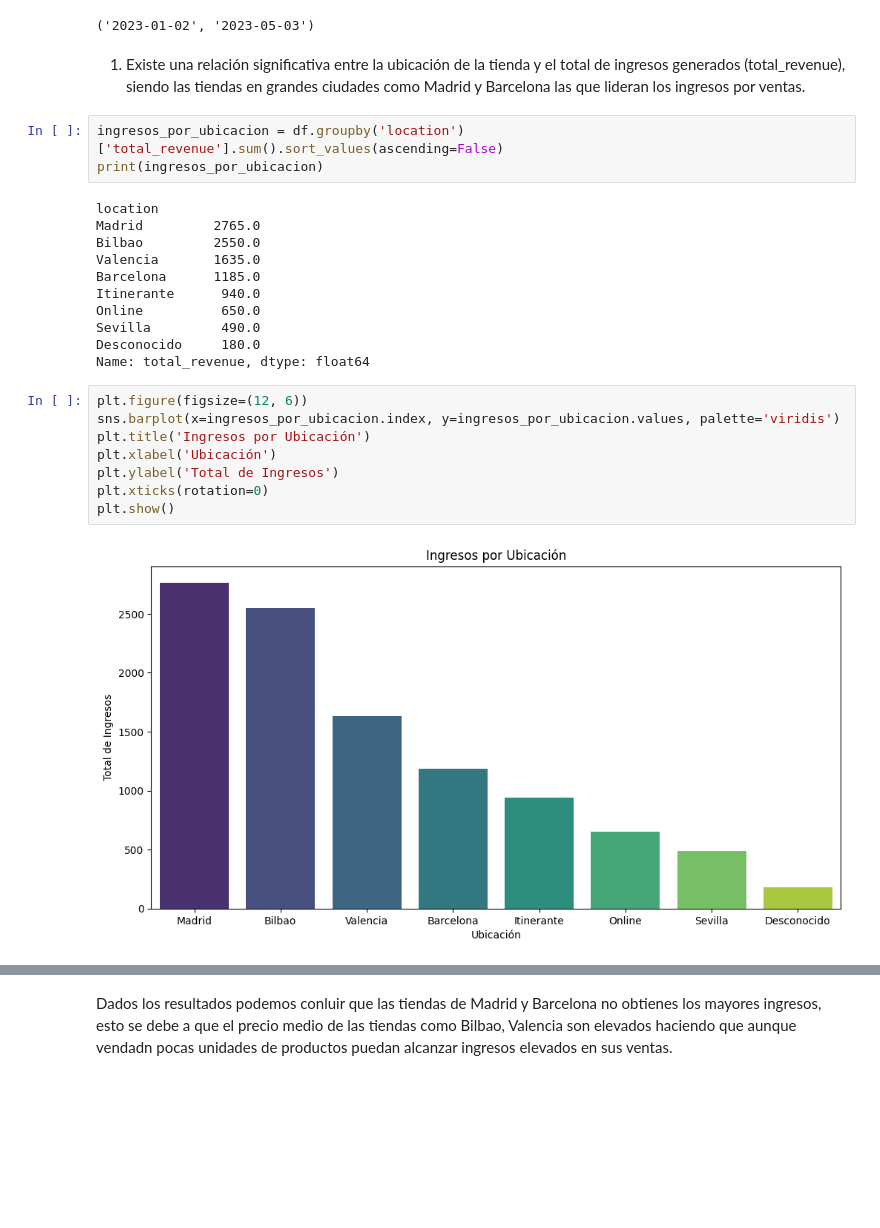
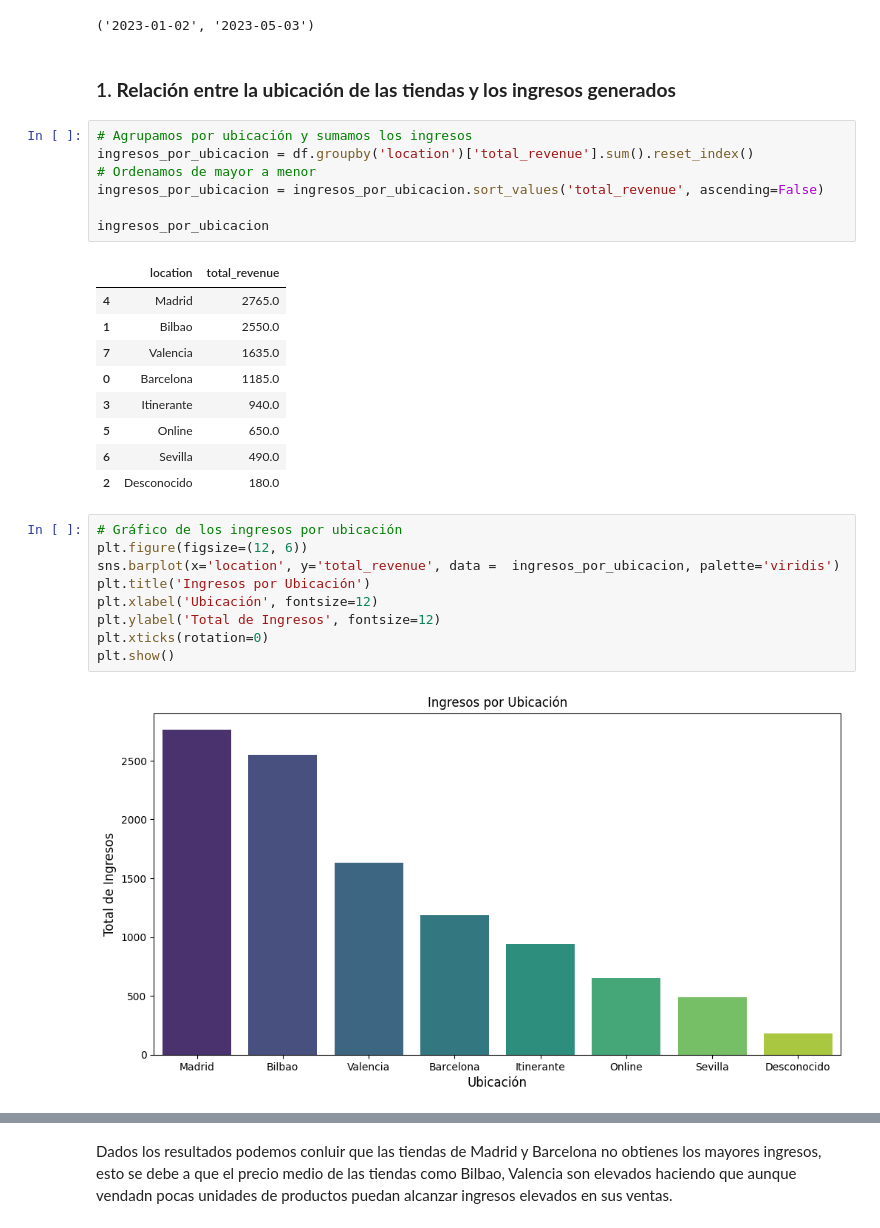
Before and after one commit to StevenNoboa/Prueba-T-cnica-Junior-Data-Scientist, a Jupyter notebook: Notebooks/EDA.ipynb, the cells around one changed output, grey strips where cells are left out. Cells and saved outputs as stored; diff of their text form; blank space fills up the shorter version.

```diff
--- a/Notebooks/EDA.ipynb
+++ b/Notebooks/EDA.ipynb
@@ -32,29 +37,33 @@ fecha_max = df['sale_date'].max()
 fecha_min, fecha_max
 # %% [output]
 ('2023-01-02', '2023-05-03')
-# %% [markdown]
-1. Existe una relación significativa entre la ubicación de la tienda y el total de ingresos generados (total_revenue), siendo las tiendas en grandes ciudades como Madrid y Barcelona las que lideran los ingresos por ventas.
+# %% [markdown]
+### 1. **Relación entre la ubicación de las tiendas y los ingresos generados**
 # %%
-ingresos_por_ubicacion = df.groupby('location')['total_revenue'].sum().sort_values(ascending=False)
-print(ingresos_por_ubicacion)
+# Agrupamos por ubicación y sumamos los ingresos
+ingresos_por_ubicacion = df.groupby('location')['total_revenue'].sum().reset_index()
+# Ordenamos de mayor a menor
+ingresos_por_ubicacion = ingresos_por_ubicacion.sort_values('total_revenue', ascending=False)
+
+ingresos_por_ubicacion
 # %% [output]
-location
-Madrid         2765.0
-Bilbao         2550.0
-Valencia       1635.0
-Barcelona      1185.0
-Itinerante      940.0
-Online          650.0
-Sevilla         490.0
-Desconocido     180.0
-Name: total_revenue, dtype: float64
+|  | location | total_revenue |
+| 4 | Madrid | 2765.0 |
+| 1 | Bilbao | 2550.0 |
+| 7 | Valencia | 1635.0 |
+| 0 | Barcelona | 1185.0 |
+| 3 | Itinerante | 940.0 |
+| 5 | Online | 650.0 |
+| 6 | Sevilla | 490.0 |
+| 2 | Desconocido | 180.0 |
 # %%
+# Gráfico de los ingresos por ubicación
 plt.figure(figsize=(12, 6))
-sns.barplot(x=ingresos_por_ubicacion.index, y=ingresos_por_ubicacion.values, palette='viridis')
+sns.barplot(x='location', y='total_revenue', data =  ingresos_por_ubicacion, palette='viridis')
 plt.title('Ingresos por Ubicación')
-plt.xlabel('Ubicación')
-plt.ylabel('Total de Ingresos')
+plt.xlabel('Ubicación', fontsize=12)
+plt.ylabel('Total de Ingresos', fontsize=12)
 plt.xticks(rotation=0)
 plt.show()
 # %% [output]
-[figure, old version]
+[figure, new version]
```
Also changed, not shown: parts of 32 cells of this notebook.
